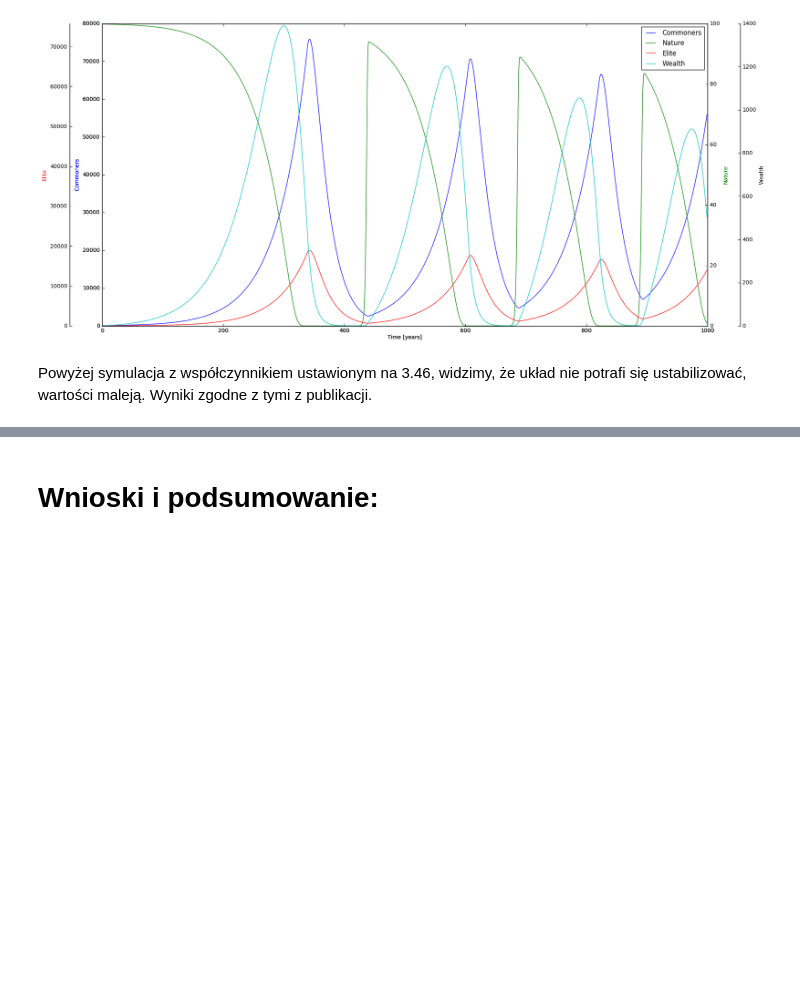
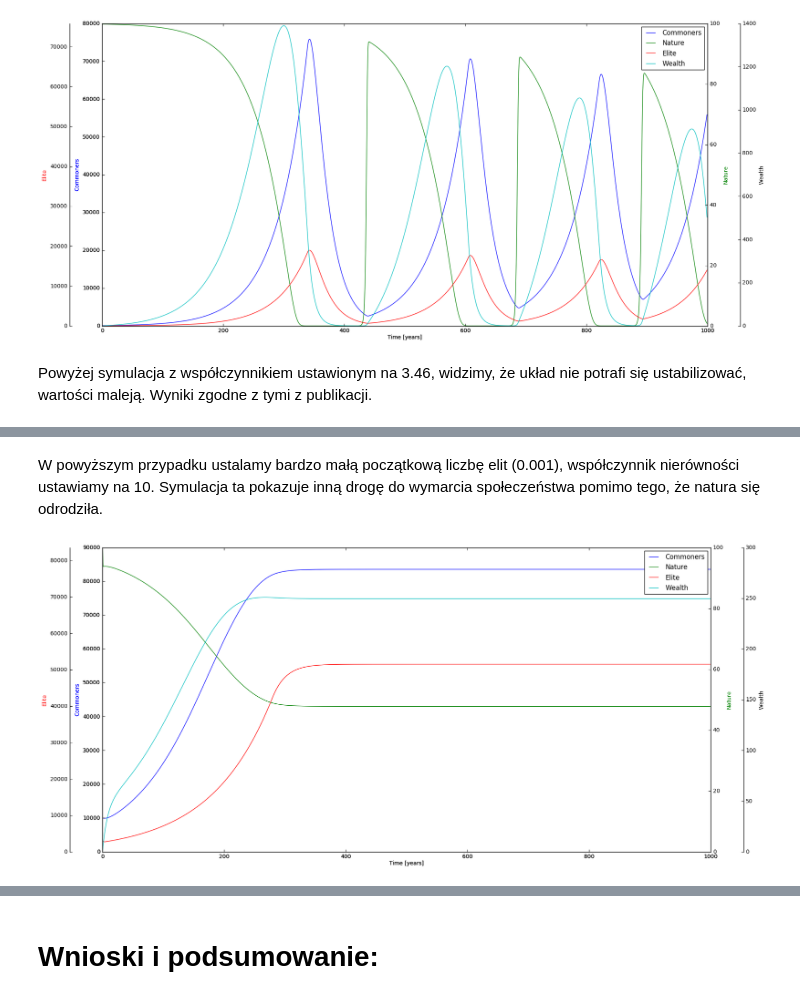
Before and after one commit to Passarinho4/isz-handy, a Jupyter notebook: HANDY.ipynb, the cells around one changed output, grey strips where cells are left out. Saved outputs shown, nothing was run; the diff lists cells and outputs as text; code cells hidden in the pictures; blank space fills up the shorter version.

```diff
--- a/HANDY.ipynb
+++ b/HANDY.ipynb
@@ -369,0 +376,10 @@ Powyżej symulacja z współczynnikiem ustawionym na 3.46, widzimy, że układ n
+# %% [markdown]
+W powyższym przypadku ustalamy bardzo małą początkową liczbę elit (0.001), współczynnik nierówności ustawiamy na 10. Symulacja ta pokazuje inną drogę do wymarcia społeczeństwa pomimo tego, że natura się odrodziła.
+# %%
+commoner_birth_rate = 0.065
+elite_birth_rate = 0.02
+commoner_population_initial = 10000
+
+simulate(elite_scenario = 4, equality_scenario = 2, tmax = 1000, depletion_modifier = 1)
+# %% [output]
+[figure, added]
```
Also changed, not shown: parts of 13 cells of this notebook.
